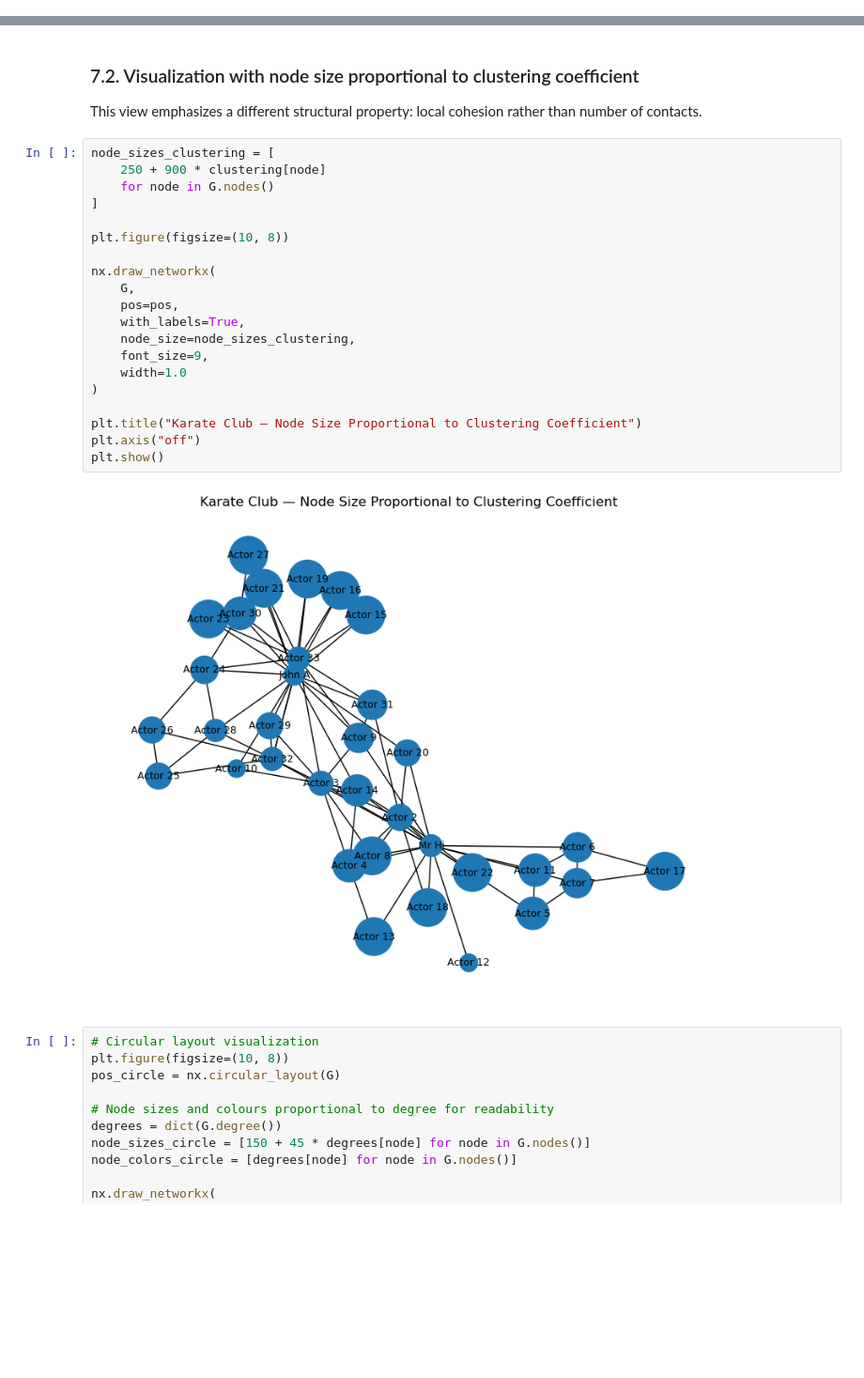
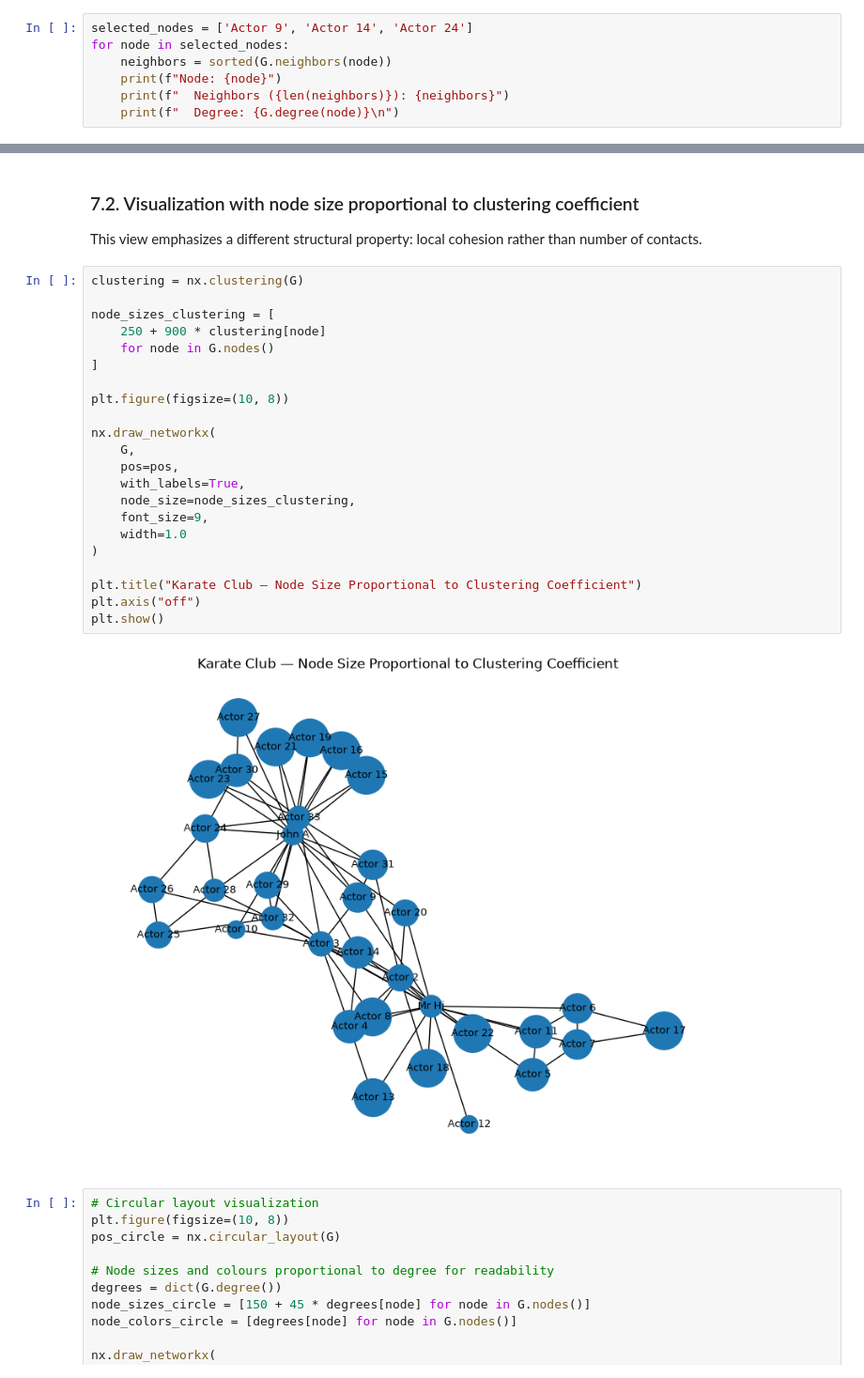
Before and after one commit to MarcelLopezLopez/SNET, a Jupyter notebook: Practica 1/Practica 1/Pract_1.ipynb, the cells around one changed output, grey strips where cells are left out. Shown at 94% size. Cells and saved outputs as stored; diff of their text form; blank space fills up the shorter version.

```diff
--- a/Practica 1/Practica 1/Pract_1.ipynb
+++ b/Practica 1/Practica 1/Pract_1.ipynb
@@ -410,0 +502,7 @@ Degree of node Mr Hi: 16
+# %%
+selected_nodes = ['Actor 9', 'Actor 14', 'Actor 24']
+for node in selected_nodes:
+    neighbors = sorted(G.neighbors(node))
+    print(f"Node: {node}")
+    print(f"  Neighbors ({len(neighbors)}): {neighbors}")
+    print(f"  Degree: {G.degree(node)}\n")
@@ -724,27 +848,29 @@ plt.show()
 
 This view emphasizes a different structural property: local cohesion rather than number of contacts.
 # %%
+clustering = nx.clustering(G)
+
 node_sizes_clustering = [
     250 + 900 * clustering[node]
     for node in G.nodes()
 ]
 
 plt.figure(figsize=(10, 8))
 
 nx.draw_networkx(
     G,
     pos=pos,
     with_labels=True,
     node_size=node_sizes_clustering,
     font_size=9,
     width=1.0
 )
 
 plt.title("Karate Club — Node Size Proportional to Clustering Coefficient")
 plt.axis("off")
 plt.show()
 # %% [output]
-[figure, old version]
+[figure, new version]
 # %%
 # Circular layout visualization
 plt.figure(figsize=(10, 8))
```
Also changed, not shown: parts of 21 cells of this notebook.
